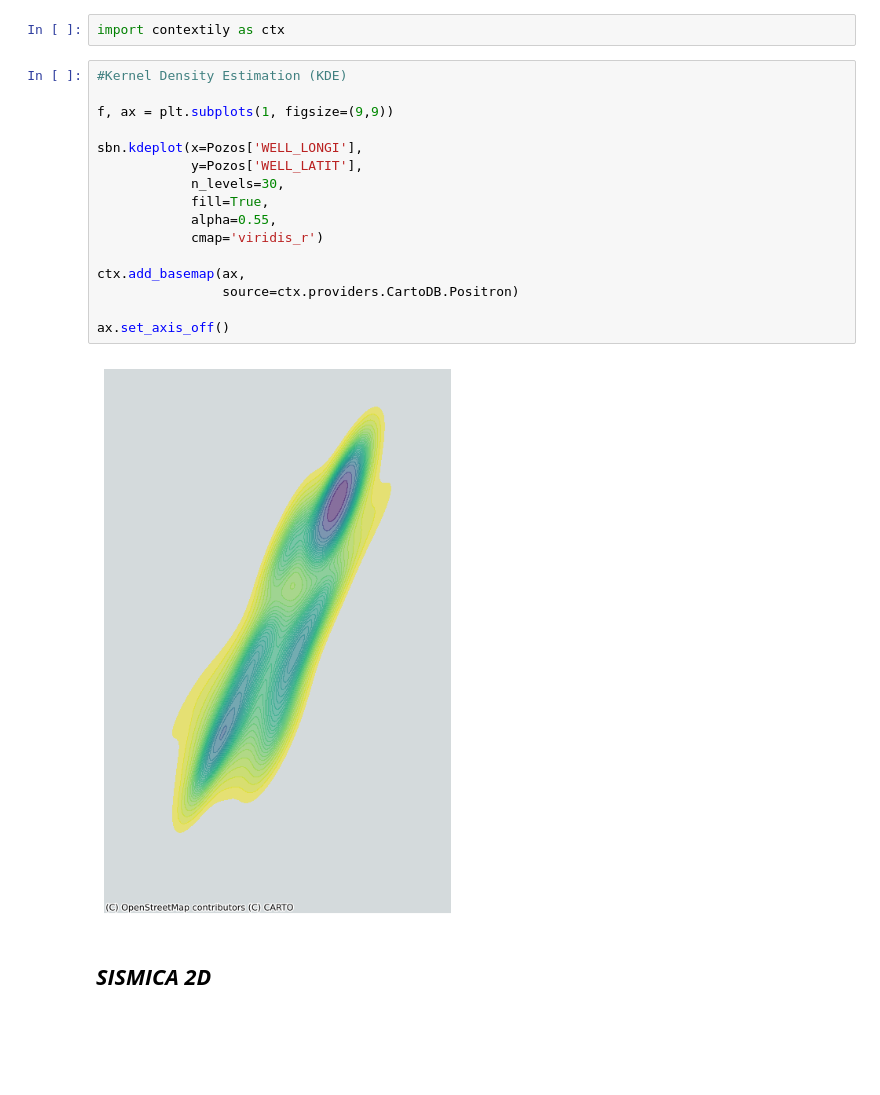
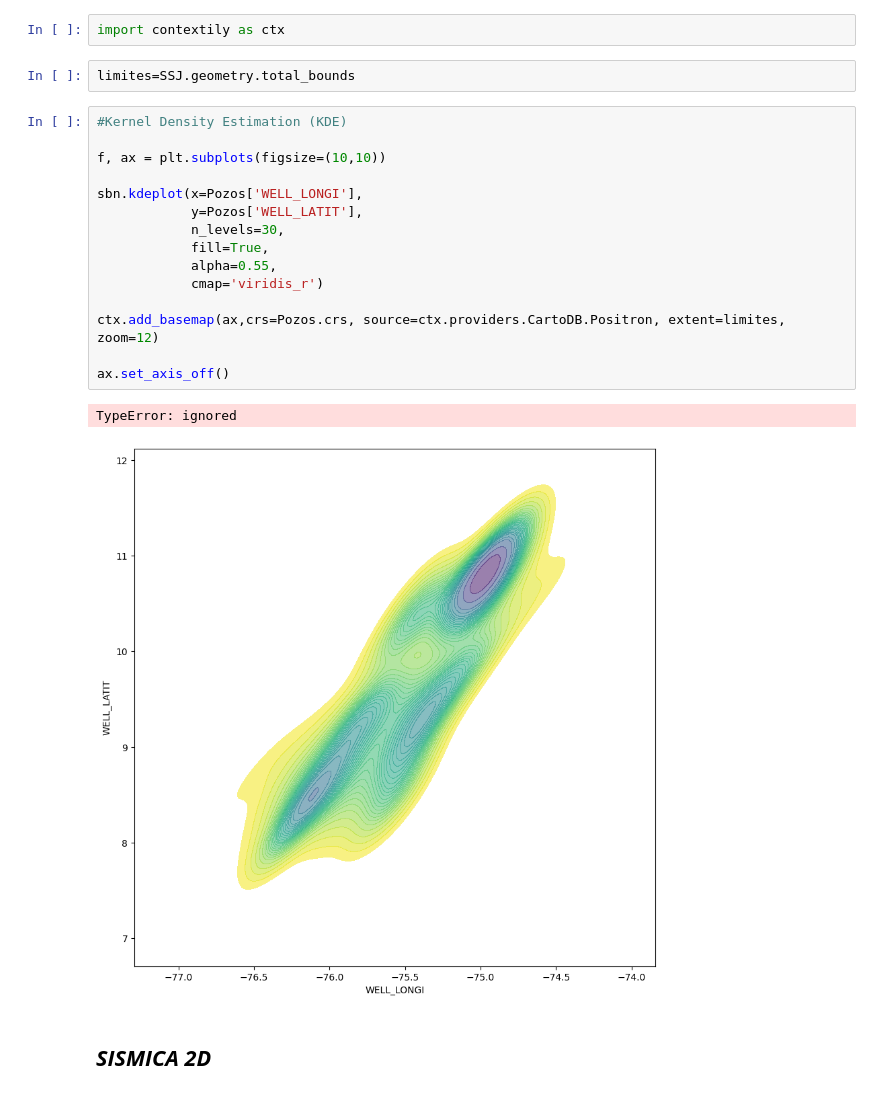
Before and after one commit to Anggarciaar/Proyecto_AnalisisGeoespacial, a Jupyter notebook: Proyecto_AnalisisGeoespacial.ipynb, the cells around one changed output. Cells and saved outputs as stored; diff of their text form; blank space fills up the shorter version.

```diff
--- a/Proyecto_AnalisisGeoespacial.ipynb
+++ b/Proyecto_AnalisisGeoespacial.ipynb
@@ -691,24 +693,26 @@ import matplotlib.pyplot as plt
 import seaborn as sbn
 # %%
 import contextily as ctx
+# %%
+limites=SSJ.geometry.total_bounds
 # %%
 #Kernel Density Estimation (KDE)
 
-f, ax = plt.subplots(1, figsize=(9,9))
+f, ax = plt.subplots(figsize=(10,10))
 
 sbn.kdeplot(x=Pozos['WELL_LONGI'],
             y=Pozos['WELL_LATIT'],
             n_levels=30,
             fill=True,
             alpha=0.55,
             cmap='viridis_r')
 
-ctx.add_basemap(ax,
-                source=ctx.providers.CartoDB.Positron)
+ctx.add_basemap(ax,crs=Pozos.crs, source=ctx.providers.CartoDB.Positron, extent=limites, zoom=12)
 
 ax.set_axis_off()
 # %% [output]
+TypeError: ignored
-[figure, old version]
+[figure, new version]
 # %% [markdown]
 ## ***SISMICA 2D***
 # %%
```
Also changed, not shown: parts of 2 cells of this notebook.
